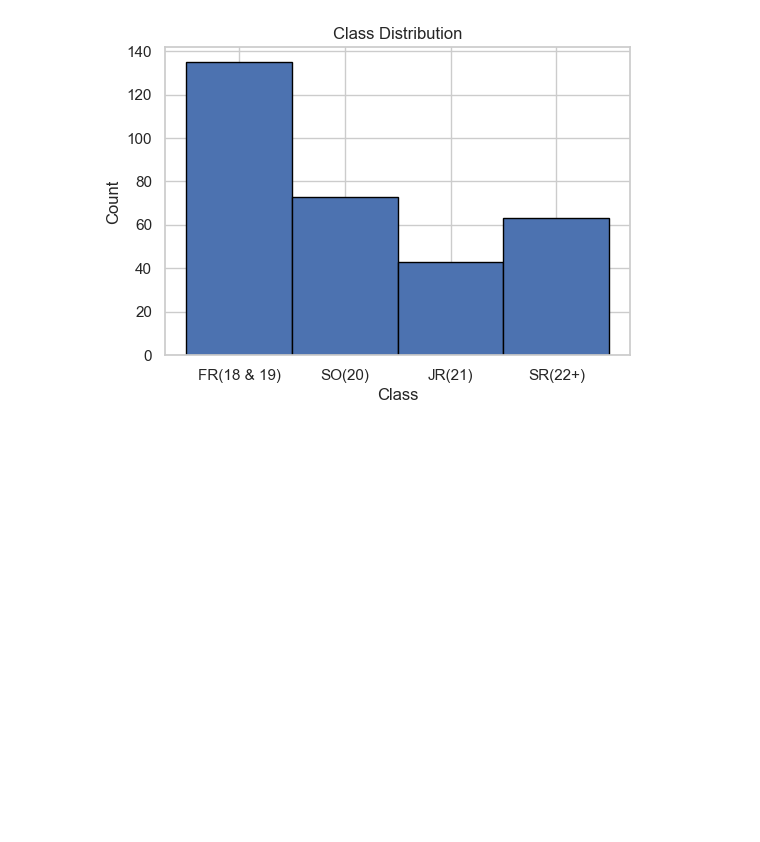
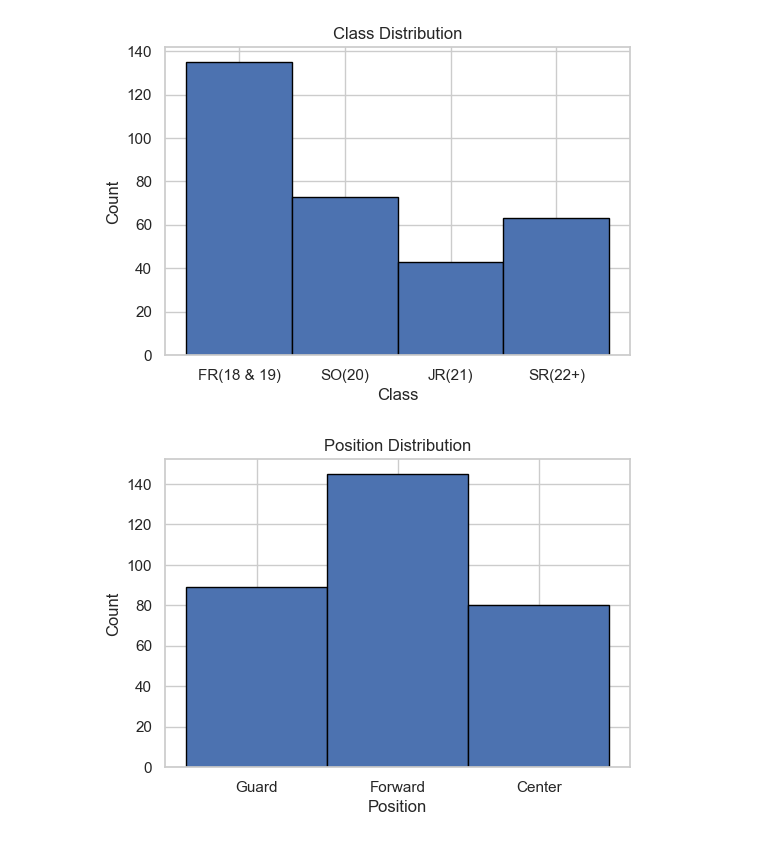
Before and after one commit to HarrisonWilliams123/NBACareerPredictorML, a Jupyter notebook: notebooks/NBA_College_Stats_EDA.ipynb, the cells around one changed output. Drawn from its saved outputs; the diff is of its cells as text; code cells hidden in the pictures; blank space fills up the shorter version.

Commit message:
Created the histogram for Position

```diff
--- a/notebooks/NBA_College_Stats_EDA.ipynb
+++ b/notebooks/NBA_College_Stats_EDA.ipynb
@@ -230,4 +230,15 @@ plt.close()
 # %% [output]
 [figure]
 # %%
-#Creates a histogram to show
+#Creates the histogram for Position
+plt.figure(figsize=(6,4))
+plt.hist(df['Pos'], bins=[-0.5, 0.5, 1.5, 2.5], edgecolor='black')
+plt.xticks([0,1,2], ['Guard', 'Forward', 'Center'])
+plt.title("Position Distribution")
+plt.xlabel("Position")
+plt.ylabel("Count")
+plt.show()
+plt.savefig("reports/college_histogram_folder/Pos_distribution.png", dpi=300)
+plt.close()
+# %% [output]
+[figure, added]
```
Also changed, not shown: 1 other file.
